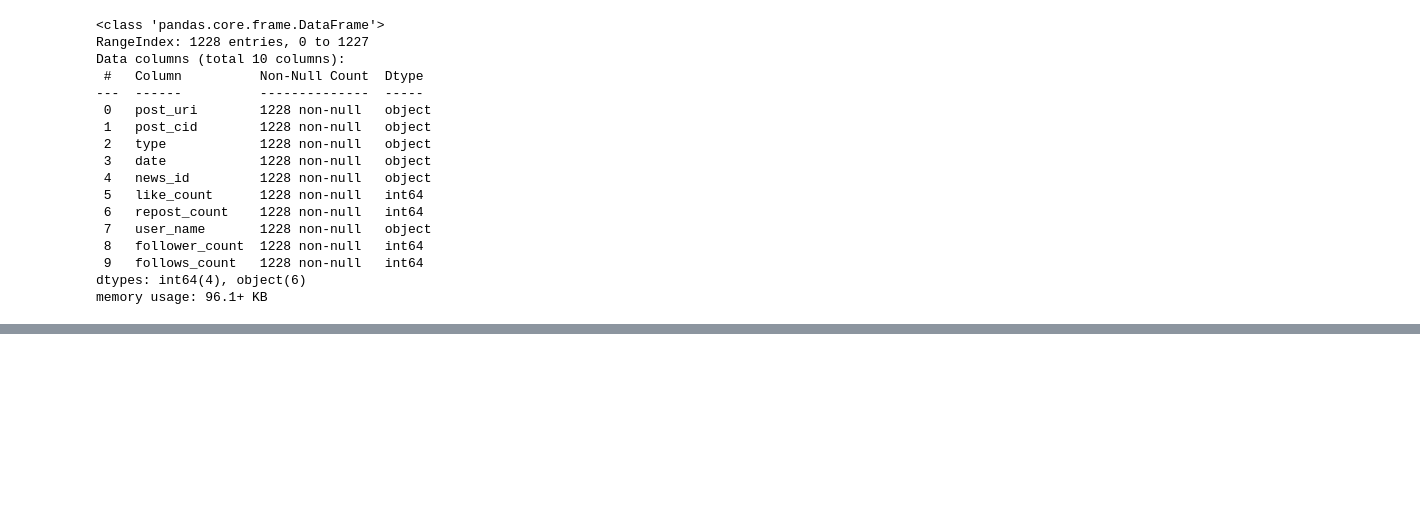
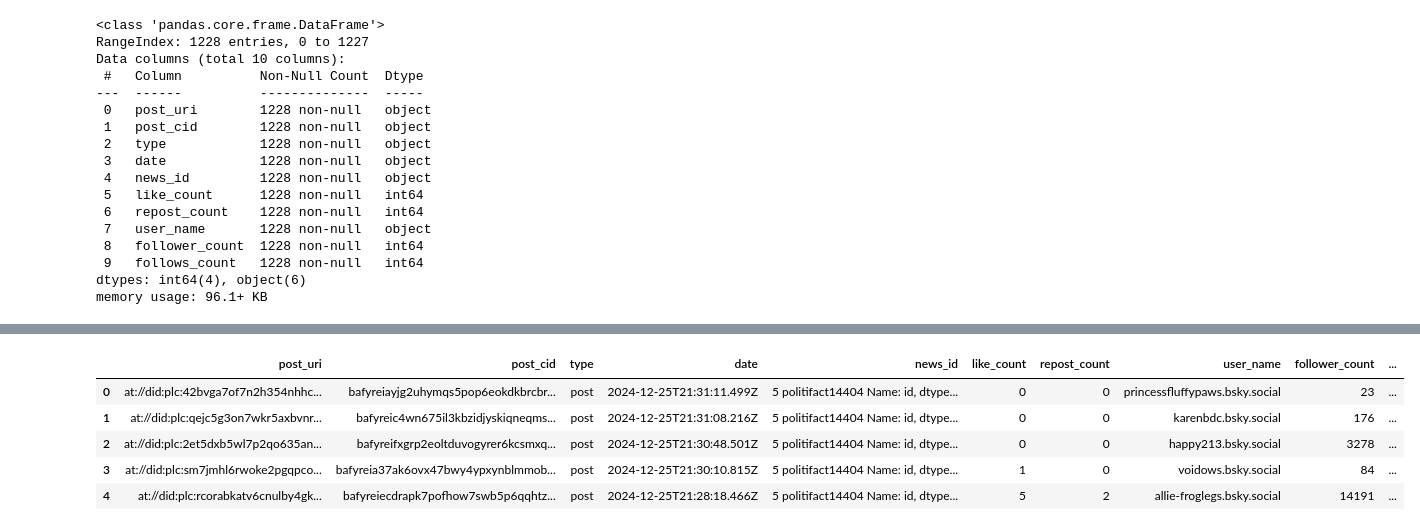
Before and after one commit to celdot/fake_news_bsky_detector, a Jupyter notebook: historical_features_pipeline.ipynb, the cells around one changed output, grey strips where cells are left out. Drawn from its saved outputs; the diff is of its cells as text; code cells hidden in the pictures; blank space fills up the shorter version.

```diff
--- a/historical_features_pipeline.ipynb
+++ b/historical_features_pipeline.ipynb
@@ -294,7 +306,7 @@ def add_reposts(posts_dataset, limit=100):
     dataset = {"post_uri": [],
                 "post_cid": [],
                 "type": "repost",
-                "date": [],
+                "retweet_date": [],
                 "news_id": [],
                 "like_count": [],
                 "repost_count": [],
@@ -305,20 +317,20 @@ def add_reposts(posts_dataset, limit=100):
 
 
     for query in tqdm(posts_dataset["post_uri"]):
-        posts = search_repost(query, limit)
-        for post in posts["posts"]:
-            profile = get_profile(post["author"]["handle"])
-            dataset["post_uri"].append(post["uri"])
-            dataset["post_cid"].append(post["cid"])
-            dataset["date"].append(post["record"]["createdAt"])
-            dataset["news_id"].append(news[news["title"] == query]["id"])
-            dataset["like_count"].append(post["likeCount"])
-            dataset["repost_count"].append(post["repostCount"])
-            dataset["user_name"].append(post["author"]["handle"])
+        reposts = get_reposts(query, limit)
+        for user in reposts["repostedBy"]:
+            profile = get_profile(user["handle"])
+
+            dataset["post_uri"].append(posts_dataset[posts_dataset["post_uri"] == query]["post_uri"].values[0])
+            dataset["post_cid"].append(posts_dataset[posts_dataset["post_uri"] == query]["post_cid"].values[0])
+            dataset["retweet_date"].append(posts_dataset[posts_dataset["post_uri"] == query]["date"].values[0])
+            dataset["news_id"].append(posts_dataset[posts_dataset["post_uri"] == query]["news_id"].values[0])
+            dataset["like_count"].append(posts_dataset[posts_dataset["post_uri"] == query]["like_count"].values[0])
+            dataset["repost_count"].append(posts_dataset[posts_dataset["post_uri"] == query]["repost_count"].values[0])
+            dataset["user_name"].append(user["handle"])
             dataset["follower_count"].append(profile["followersCount"])
             dataset["follows_count"].append(profile["followsCount"])
 
-    dataframe = pd.DataFrame(dataset, columns=["post_uri", "post_cid", "type", "date", "news_id", "like_count", "repost_count", "user_name", "follower_count", "follows_count"])
-    print("Number of different news", count_nonzeros)
+    dataframe = pd.DataFrame(dataset, columns=["post_uri", "post_cid", "type", "retweet_date", "news_id", "like_count", "repost_count", "user_name", "follower_count", "follows_count"])
 
     return dataframe
@@ -324,0 +345,2 @@ def add_reposts(posts_dataset, limit=100):
+# %%
+politifact_fake_reposts = add_reposts(dataset_politifact_fake, 10)
@@ -324,0 +376,11 @@ def add_reposts(posts_dataset, limit=100):
+# %%
+politifact_fake_posts = pd.concat([dataset_politifact_fake, politifact_fake_reposts])
+# %%
+politifact_fake_posts.head()
+# %% [output]
+|  | post_uri | post_cid | type | date | news_id | like_count | repost_count | user_name | follower_count | ... |
+| 0 | at://did:plc:42bvga7of7n2h354nhhc... | bafyreiayjg2uhymqs5pop6eokdkbrcbr... | post | 2024-12-25T21:31:11.499Z | 5 politifact14404 Name: id, dtype... | 0 | 0 | princessfluffypaws.bsky.social | 23 | ... |
+| 1 | at://did:plc:qejc5g3on7wkr5axbvnr... | bafyreic4wn675il3kbzidjyskiqneqms... | post | 2024-12-25T21:31:08.216Z | 5 politifact14404 Name: id, dtype... | 0 | 0 | karenbdc.bsky.social | 176 | ... |
+| 2 | at://did:plc:2et5dxb5wl7p2qo635an... | bafyreifxgrp2eoltduvogyrer6kcsmxq... | post | 2024-12-25T21:30:48.501Z | 5 politifact14404 Name: id, dtype... | 0 | 0 | happy213.bsky.social | 3278 | ... |
+| 3 | at://did:plc:sm7jmhl6rwoke2pgqpco... | bafyreia37ak6ovx47bwy4ypxynblmmob... | post | 2024-12-25T21:30:10.815Z | 5 politifact14404 Name: id, dtype... | 1 | 0 | voidows.bsky.social | 84 | ... |
+| 4 | at://did:plc:rcorabkatv6cnulby4gk... | bafyreiecdrapk7pofhow7swb5p6qqhtz... | post | 2024-12-25T21:28:18.466Z | 5 politifact14404 Name: id, dtype... | 5 | 2 | allie-froglegs.bsky.social | 14191 | ... |
```
Also changed, not shown: parts of 25 cells of this notebook.
